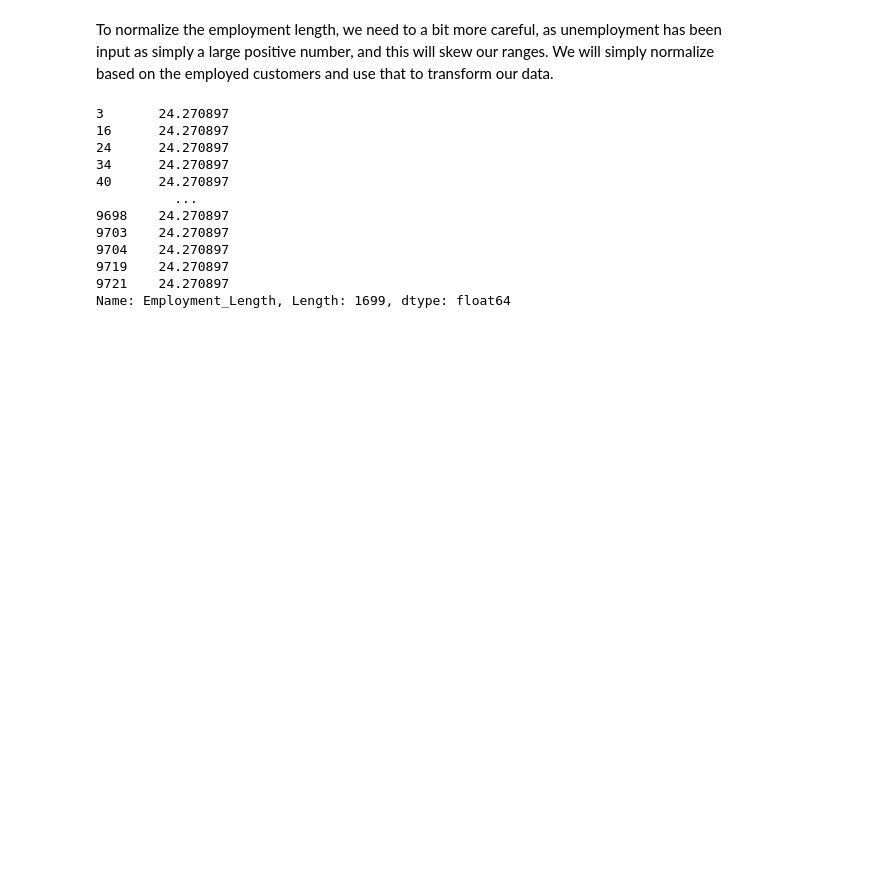
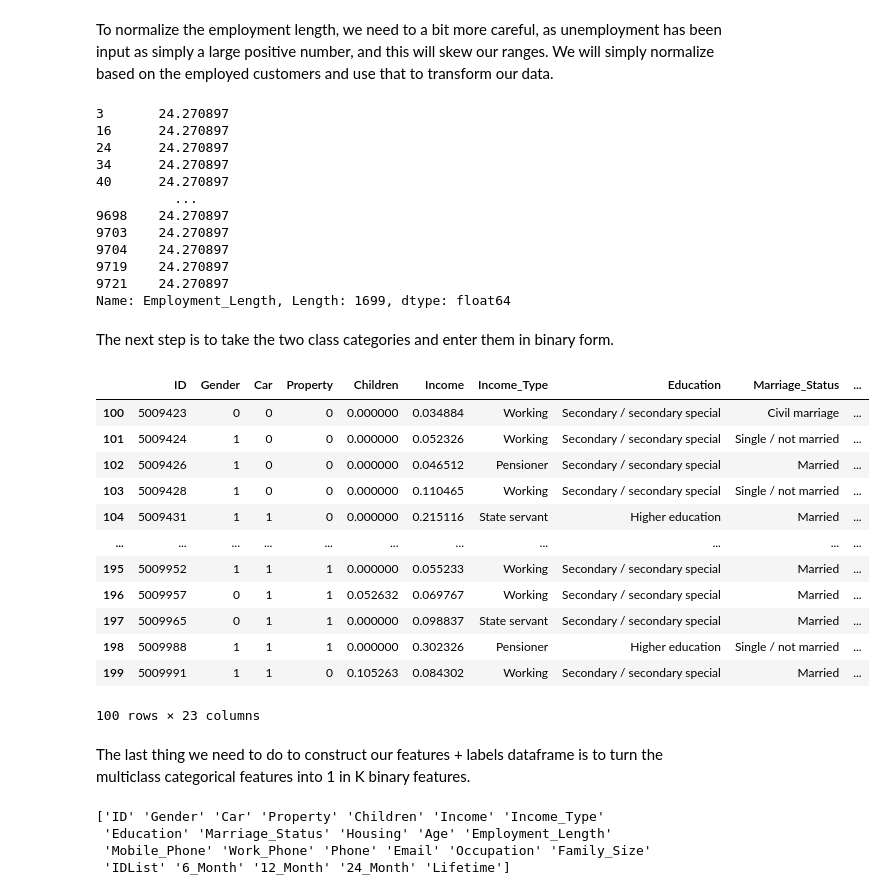
Before and after one commit to SiddharthNVenkatesh/Credit-Score-Model, a Jupyter notebook: Exploratory Data Analysis.ipynb, the cells around one changed output. Saved outputs shown, nothing was run; the diff lists cells and outputs as text; code cells hidden in the pictures; blank space fills up the shorter version.

Commit message:
feat: Encode multiclass features as binary vectors
Used a one in k encoding to convert multiclass categorical features into binary features.

```diff
--- a/Exploratory Data Analysis.ipynb
+++ b/Exploratory Data Analysis.ipynb
@@ -44,5 +30,5 @@ print(feature_df.columns.values)
 # %%
-rename_dict = {'CODE_GENDER': 'Gender', 'FLAG_OWN_CAR': 'Car', 'FLAG_OWN_REALTY':'Property', 'CT_CHILDREN': 'Children',
+rename_dict = {'CODE_GENDER': 'Gender', 'FLAG_OWN_CAR': 'Car', 'FLAG_OWN_REALTY':'Property', 'CNT_CHILDREN': 'Children',
                 'AMT_INCOME_TOTAL': 'Income', 'NAME_INCOME_TYPE': 'Income_Type', 'NAME_EDUCATION_TYPE': 'Education',
                 'NAME_FAMILY_STATUS': 'Marriage_Status', 'NAME_HOUSING_TYPE': 'Housing', 'DAYS_BIRTH': 'Age',
                 'DAYS_EMPLOYED': 'Employment_Length', 'FLAG_MOBIL': 'Mobile_Phone', 'FLAG_WORK_PHONE': 'Work_Phone',
@@ -55,6 +41,12 @@ feat_normalized['Income']=Scaler.fit_transform(feat_normalized[['Income']])
 # %%
 Scaler = MinMaxScaler()
 feat_normalized['Age']=1-Scaler.fit_transform(feat_normalized[['Age']])
+# %%
+Scaler = MinMaxScaler()
+feat_normalized['Children']=Scaler.fit_transform(feat_normalized[['Children']])
+# %%
+Scaler = MinMaxScaler()
+feat_normalized['Family_Size']=Scaler.fit_transform(feat_normalized[['Family_Size']])
 # %% [markdown]
 To normalize the employment length, we need to a bit more careful, as unemployment has been input as simply a large positive number, and this will skew our ranges. We will simply normalize based on the employed customers and use that to transform our data.
 # %%
@@ -77,3 +69,32 @@ feat_normalized.loc[feat_normalized['Employment_Length']>1]['Employment_Length']
 9719    24.270897
 9721    24.270897
 Name: Employment_Length, Length: 1699, dtype: float64
+# %% [markdown]
+The next step is to take the two class categories and enter them in binary form.
+# %%
+feat_binary = feat_normalized.replace({'Y':1, 'N': 0, 'M':1, 'F':0})
+# %%
+feat_binary.iloc[100:200, :]
+# %% [output]
+|  | ID | Gender | Car | Property | Children | Income | Income_Type | Education | Marriage_Status | ... |
+| 100 | 5009423 | 0 | 0 | 0 | 0.000000 | 0.034884 | Working | Secondary / secondary special | Civil marriage | ... |
+| 101 | 5009424 | 1 | 0 | 0 | 0.000000 | 0.052326 | Working | Secondary / secondary special | Single / not married | ... |
+| 102 | 5009426 | 1 | 0 | 0 | 0.000000 | 0.046512 | Pensioner | Secondary / secondary special | Married | ... |
+| 103 | 5009428 | 1 | 0 | 0 | 0.000000 | 0.110465 | Working | Secondary / secondary special | Single / not married | ... |
+| 104 | 5009431 | 1 | 1 | 0 | 0.000000 | 0.215116 | State servant | Higher education | Married | ... |
+| ... | ... | ... | ... | ... | ... | ... | ... | ... | ... | ... |
+| 195 | 5009952 | 1 | 1 | 1 | 0.000000 | 0.055233 | Working | Secondary / secondary special | Married | ... |
+| 196 | 5009957 | 0 | 1 | 1 | 0.052632 | 0.069767 | Working | Secondary / secondary special | Married | ... |
+| 197 | 5009965 | 0 | 1 | 1 | 0.000000 | 0.098837 | State servant | Secondary / secondary special | Married | ... |
+| 198 | 5009988 | 1 | 1 | 1 | 0.000000 | 0.302326 | Pensioner | Higher education | Single / not married | ... |
+| 199 | 5009991 | 1 | 1 | 0 | 0.105263 | 0.084302 | Working | Secondary / secondary special | Married | ... |
+100 rows × 23 columns
+# %% [markdown]
+The last thing we need to do to construct our features + labels dataframe is to turn the multiclass categorical features into 1 in K binary features.
+# %%
+print(feat_binary.columns.values)
+# %% [output]
+['ID' 'Gender' 'Car' 'Property' 'Children' 'Income' 'Income_Type'
+ 'Education' 'Marriage_Status' 'Housing' 'Age' 'Employment_Length'
+ 'Mobile_Phone' 'Work_Phone' 'Phone' 'Email' 'Occupation' 'Family_Size'
+ 'IDList' '6_Month' '12_Month' '24_Month' 'Lifetime']
```
Also changed, not shown: parts of 13 cells of this notebook.
